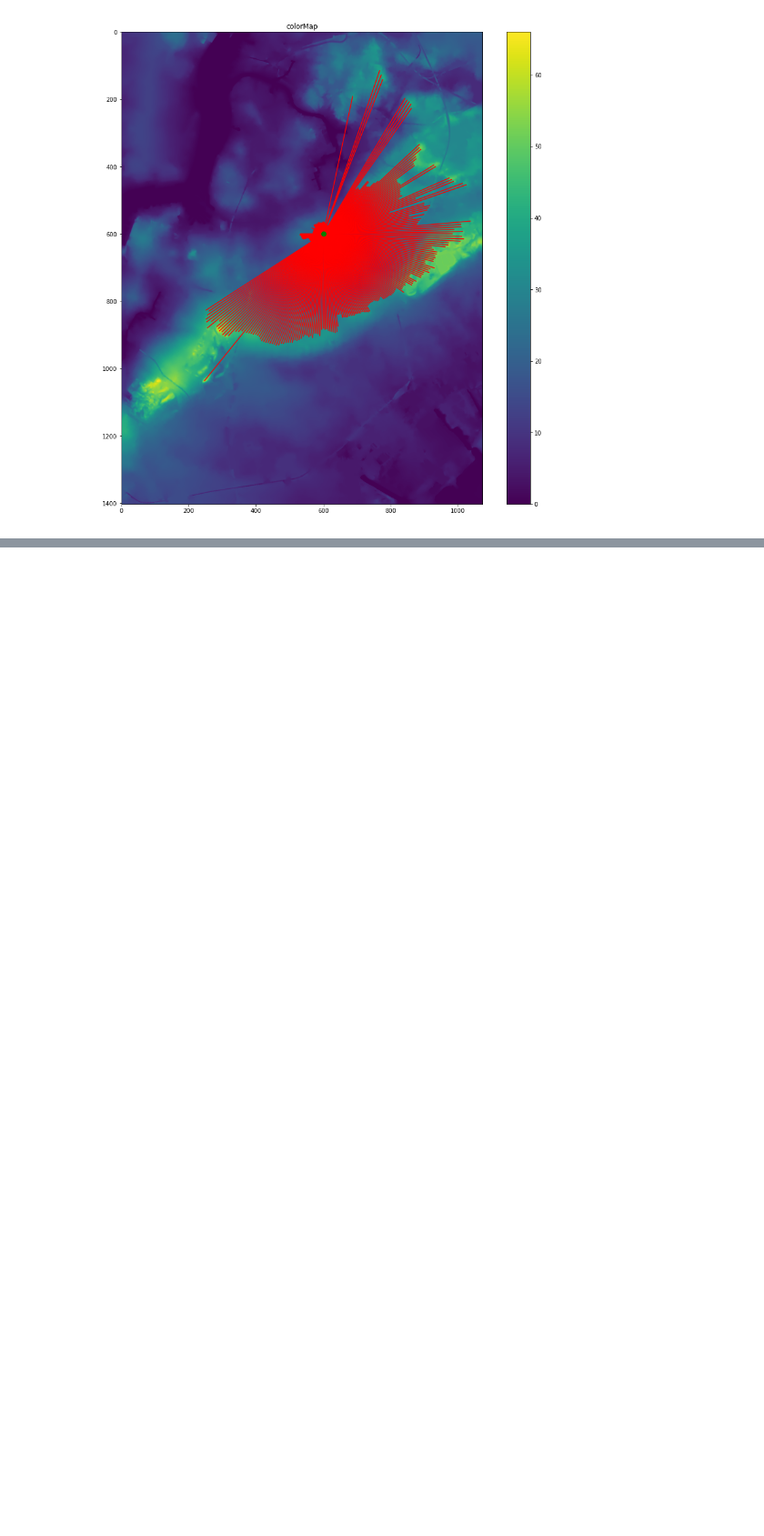
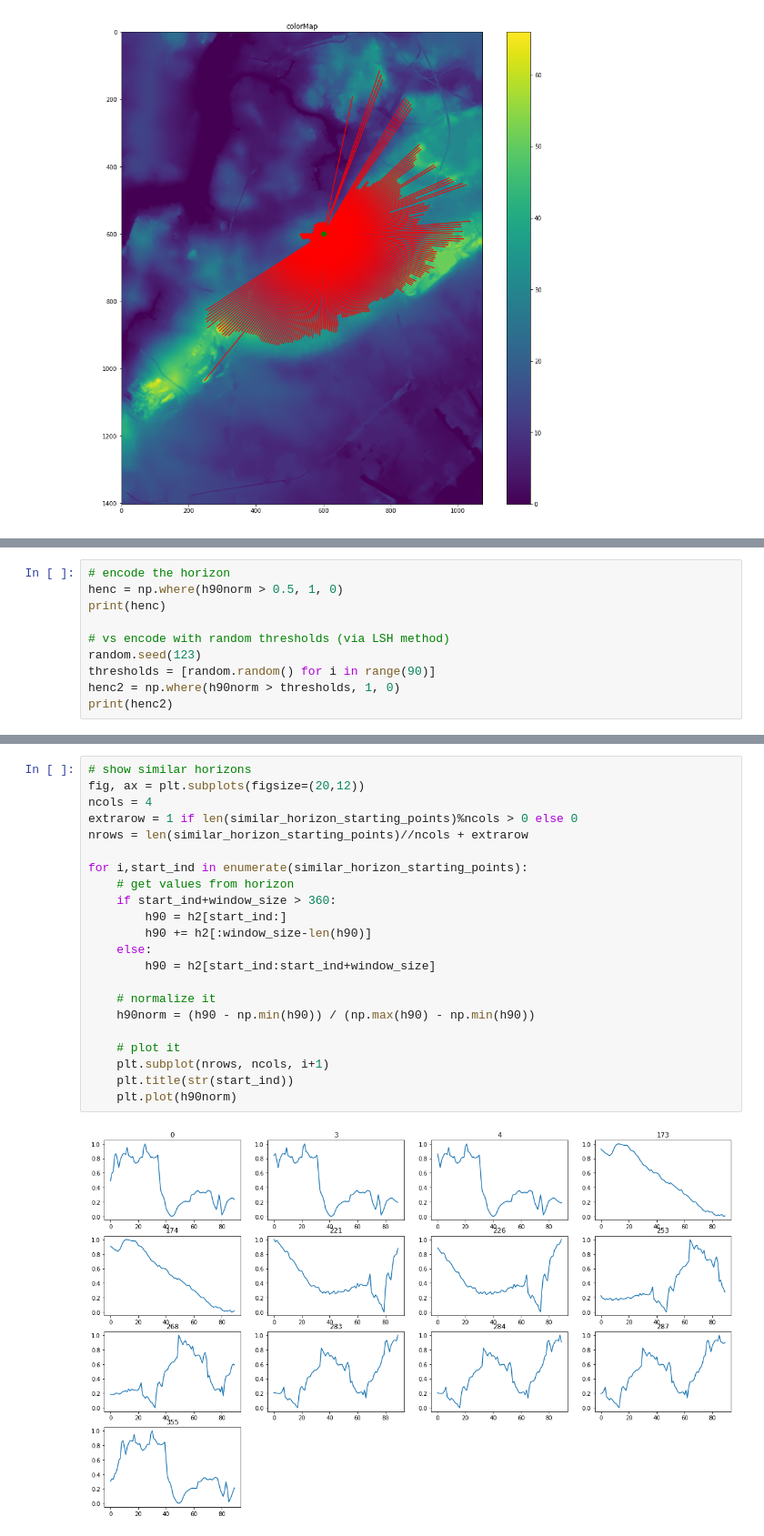
Before and after one commit to lewj85/horizon, a Jupyter notebook: horizon.ipynb, the cells around one changed output, grey strips where cells are left out. Shown at 91% size. Cells and saved outputs as stored; diff of their text form; blank space fills up the shorter version.

```diff
--- a/horizon.ipynb
+++ b/horizon.ipynb
@@ -411,0 +430,10 @@ plt.show()
+# %%
+# encode the horizon
+henc = np.where(h90norm > 0.5, 1, 0)
+print(henc)
+
+# vs encode with random thresholds (via LSH method)
+random.seed(123)
+thresholds = [random.random() for i in range(90)]
+henc2 = np.where(h90norm > thresholds, 1, 0)
+print(henc2)
@@ -411,0 +477,24 @@ plt.show()
+# %%
+# show similar horizons
+fig, ax = plt.subplots(figsize=(20,12))
+ncols = 4
+extrarow = 1 if len(similar_horizon_starting_points)%ncols > 0 else 0
+nrows = len(similar_horizon_starting_points)//ncols + extrarow
+
+for i,start_ind in enumerate(similar_horizon_starting_points):
+    # get values from horizon
+    if start_ind+window_size > 360:
+        h90 = h2[start_ind:]
+        h90 += h2[:window_size-len(h90)]
+    else:
+        h90 = h2[start_ind:start_ind+window_size]
+
+    # normalize it
+    h90norm = (h90 - np.min(h90)) / (np.max(h90) - np.min(h90))
+
+    # plot it
+    plt.subplot(nrows, ncols, i+1)
+    plt.title(str(start_ind))
+    plt.plot(h90norm)
+# %% [output]
+[figure, added]
```
Also changed, not shown: parts of 10 cells of this notebook, 1 other file.
